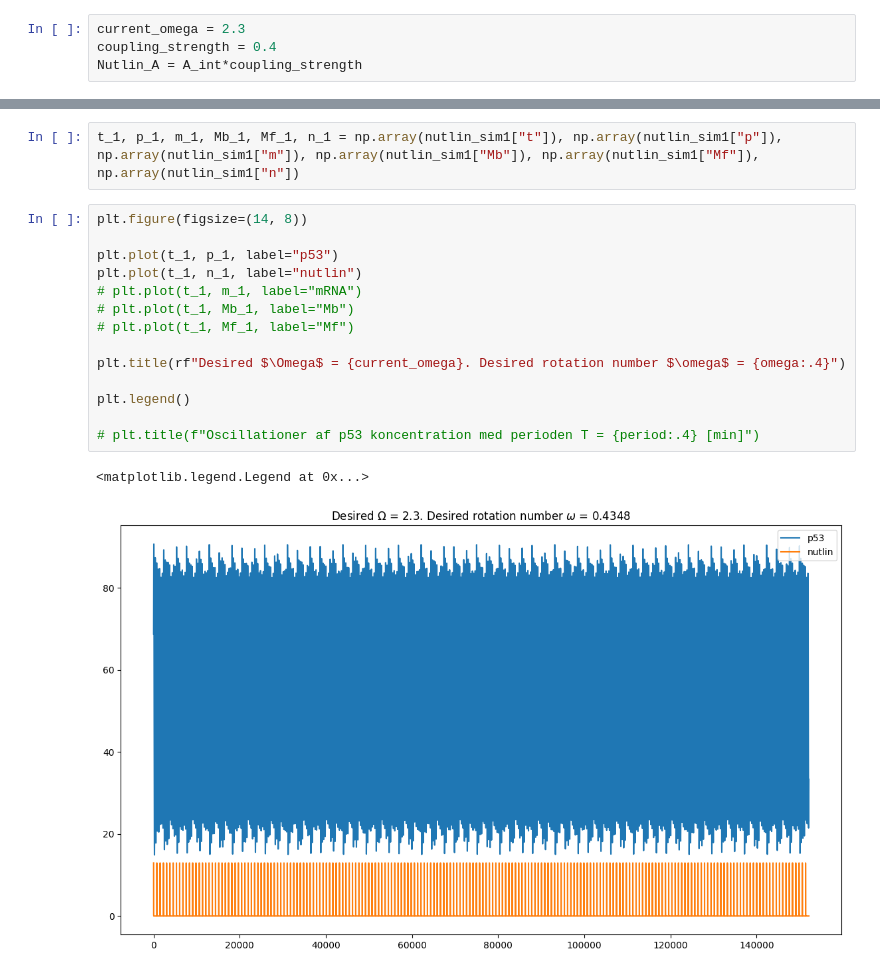
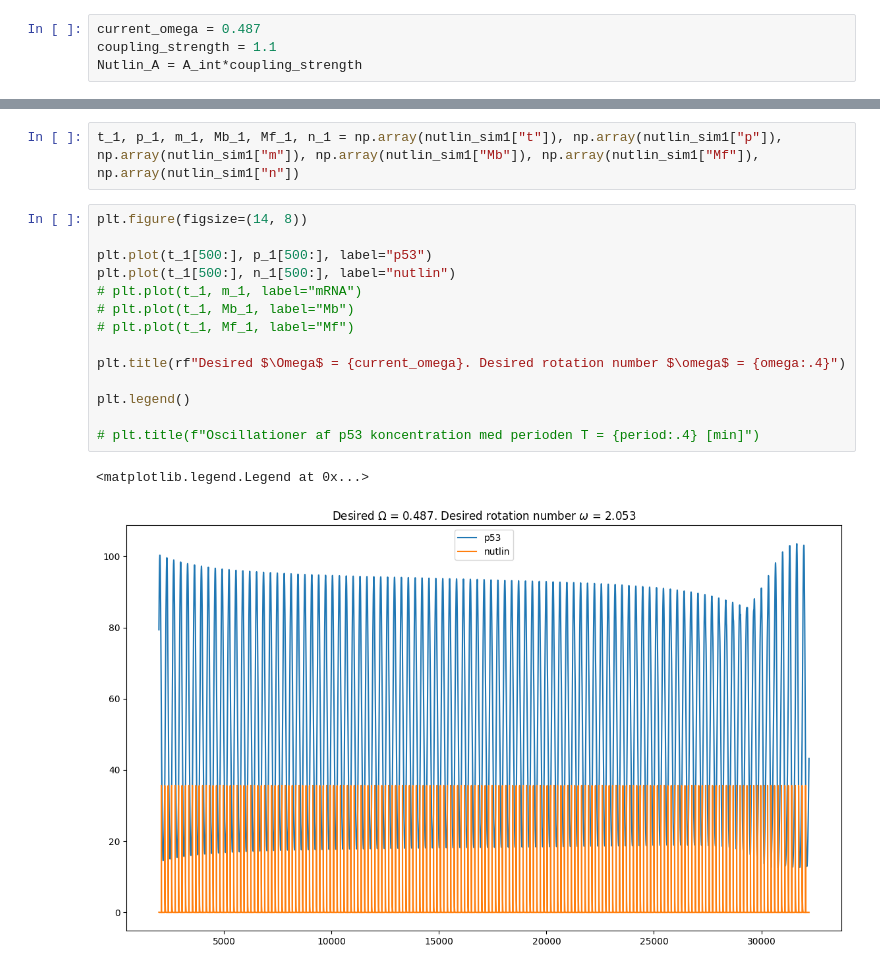
Before and after one commit to ErikBachRyhl/p53, a Jupyter notebook: Nutlin-tilføjelse.ipynb, the cells around one changed output, grey strips where cells are left out. Drawn from its saved outputs; the diff is of its cells as text.

```diff
--- a/Nutlin-tilføjelse.ipynb
+++ b/Nutlin-tilføjelse.ipynb
@@ -181,6 +189,6 @@ def sim_onoff_nutlin(oscillationer, T_int, OOmega, p0, m0, Mf0, Mb0, A_ext):
 # %%
-current_omega = 2.3
-coupling_strength = 0.4
+current_omega = 0.487
+coupling_strength = 1.1
 Nutlin_A = A_int*coupling_strength
 # %%
 nutlin_sim1, omega, T_ext_sim1 = sim_onoff_nutlin(200, T_int, current_omega, p_transient[-1], m_transient[-1], Mf_transient[-1], Mb_transient[-1], Nutlin_A)
@@ -189,20 +197,20 @@ t_1, p_1, m_1, Mb_1, Mf_1, n_1 = np.array(nutlin_sim1["t"]), np.array(nutlin_sim
 # %%
 plt.figure(figsize=(14, 8))
 
-plt.plot(t_1, p_1, label="p53")
-plt.plot(t_1, n_1, label="nutlin")
+plt.plot(t_1[500:], p_1[500:], label="p53")
+plt.plot(t_1[500:], n_1[500:], label="nutlin")
 # plt.plot(t_1, m_1, label="mRNA")
 # plt.plot(t_1, Mb_1, label="Mb")
 # plt.plot(t_1, Mf_1, label="Mf")
 
 plt.title(rf"Desired $\Omega$ = {current_omega}. Desired rotation number $\omega$ = {omega:.4}")
 
 plt.legend()
 
 # plt.title(f"Oscillationer af p53 koncentration med perioden T = {period:.4} [min]")
 # %% [output]
 <matplotlib.legend.Legend at 0x...>
-[figure, old version]
+[figure, new version]
 # %%
 plt.figure(figsize=(14, 8))
 
```
Also changed, not shown: parts of 24 cells of this notebook, 14 other files.
